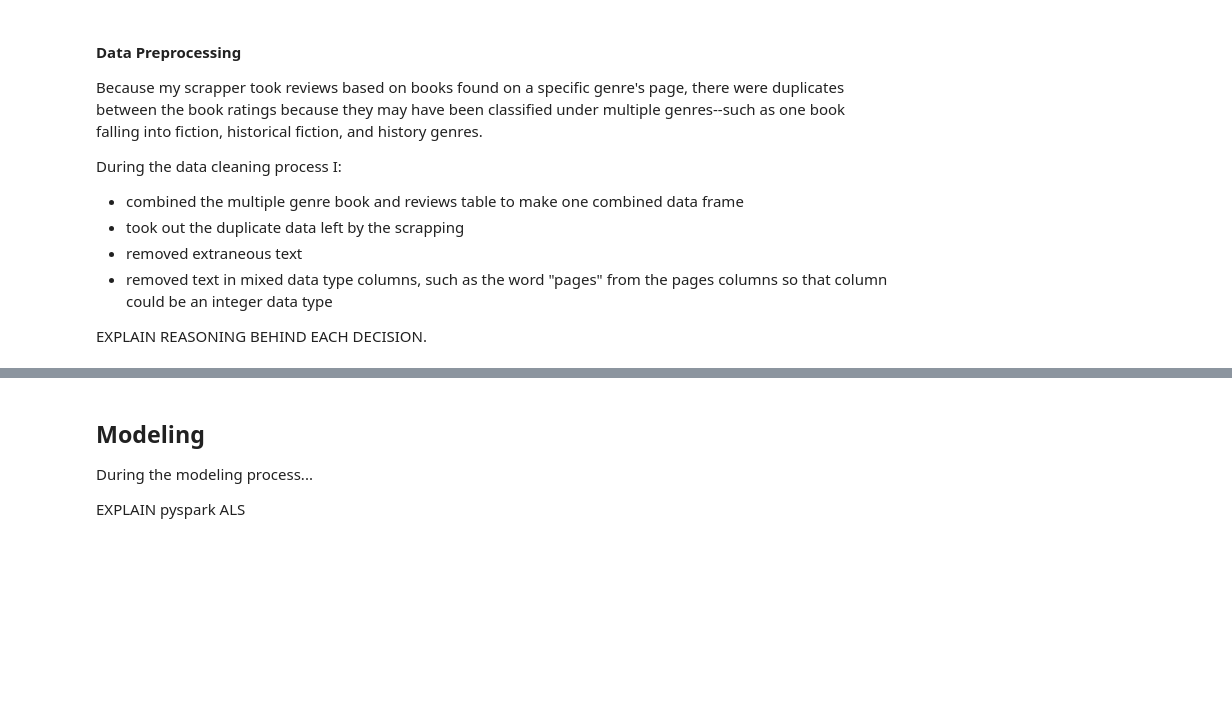
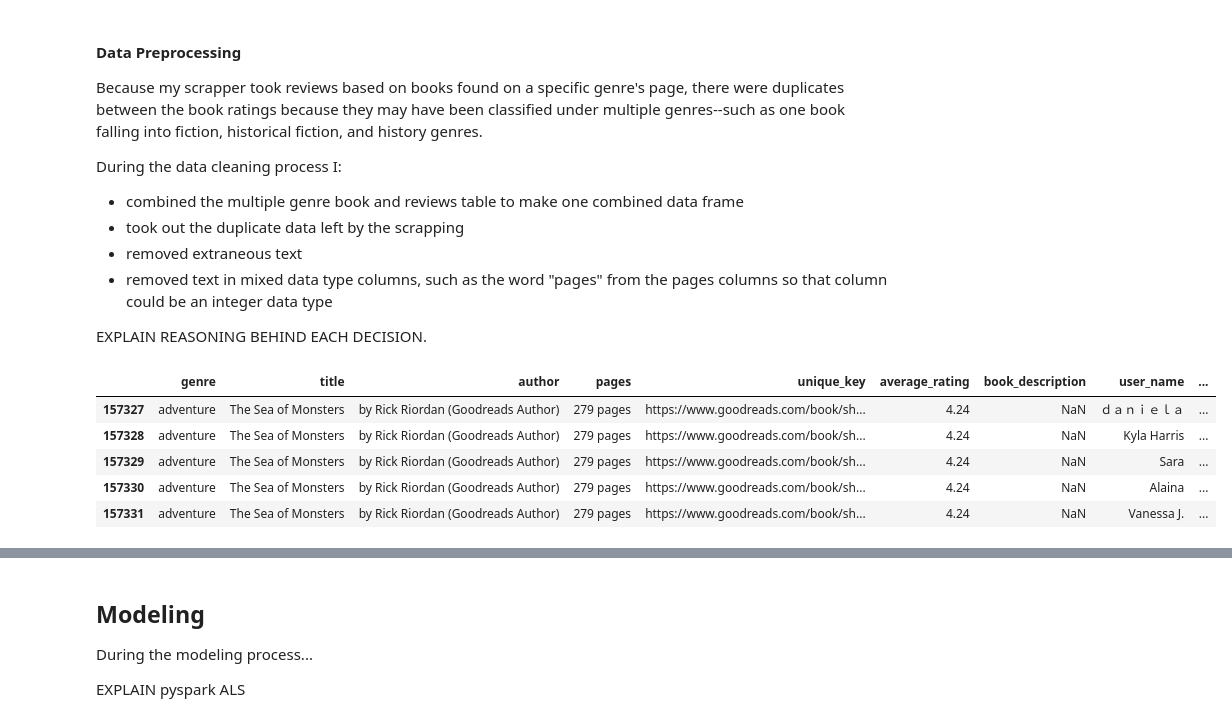
Before and after one commit to angelicacodes/book_recommendation, a Jupyter notebook: notebooks/final/final.ipynb, the cells around one changed output, grey strips where cells are left out. Cells and saved outputs as stored; diff of their text form; code cells hidden in the pictures; blank space fills up the shorter version.

```diff
--- a/notebooks/final/final.ipynb
+++ b/notebooks/final/final.ipynb
@@ -55,3 +160,19 @@ During the data cleaning process I:
 
 
 EXPLAIN REASONING BEHIND EACH DECISION.
+# %%
+# replace book unique key link with unique numerical
+
+enc = LabelEncoder()
+enc.fit(df['book_unique_key'])
+df['book_unique_key'] = enc.transform(df['book_unique_key'])
+comb_df2 = df
+# %%
+comb_df2.tail()
+# %% [output]
+|  | genre | title | author | pages | unique_key | average_rating | book_description | user_name | ... |
+| 157327 | adventure | The Sea of Monsters | by Rick Riordan (Goodreads Author) | 279 pages | https://www.goodreads.com/book/sh... | 4.24 | NaN | ｄａｎｉｅｌａ | ... |
+| 157328 | adventure | The Sea of Monsters | by Rick Riordan (Goodreads Author) | 279 pages | https://www.goodreads.com/book/sh... | 4.24 | NaN | Kyla Harris | ... |
+| 157329 | adventure | The Sea of Monsters | by Rick Riordan (Goodreads Author) | 279 pages | https://www.goodreads.com/book/sh... | 4.24 | NaN | Sara | ... |
+| 157330 | adventure | The Sea of Monsters | by Rick Riordan (Goodreads Author) | 279 pages | https://www.goodreads.com/book/sh... | 4.24 | NaN | Alaina | ... |
+| 157331 | adventure | The Sea of Monsters | by Rick Riordan (Goodreads Author) | 279 pages | https://www.goodreads.com/book/sh... | 4.24 | NaN | Vanessa J. | ... |
```
Also changed, not shown: parts of 40 cells of this notebook, 2 other files.
